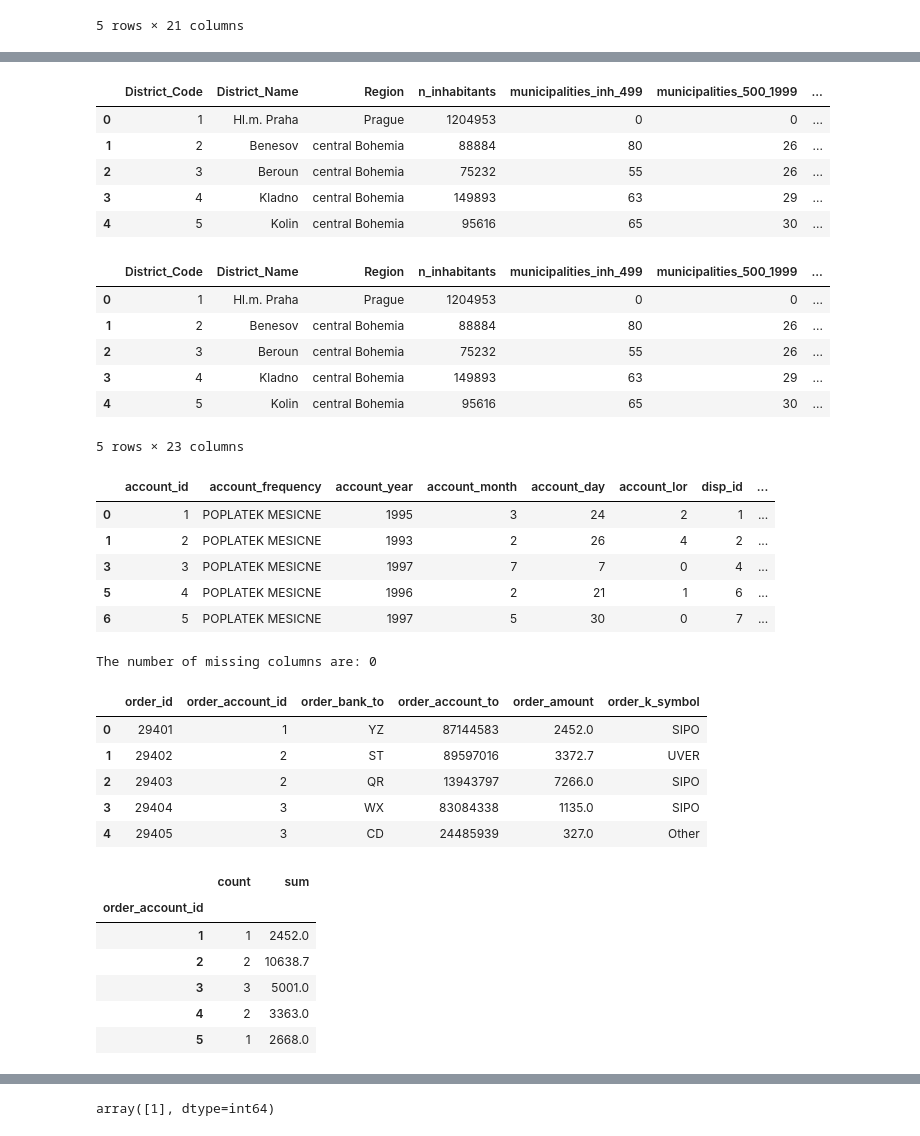
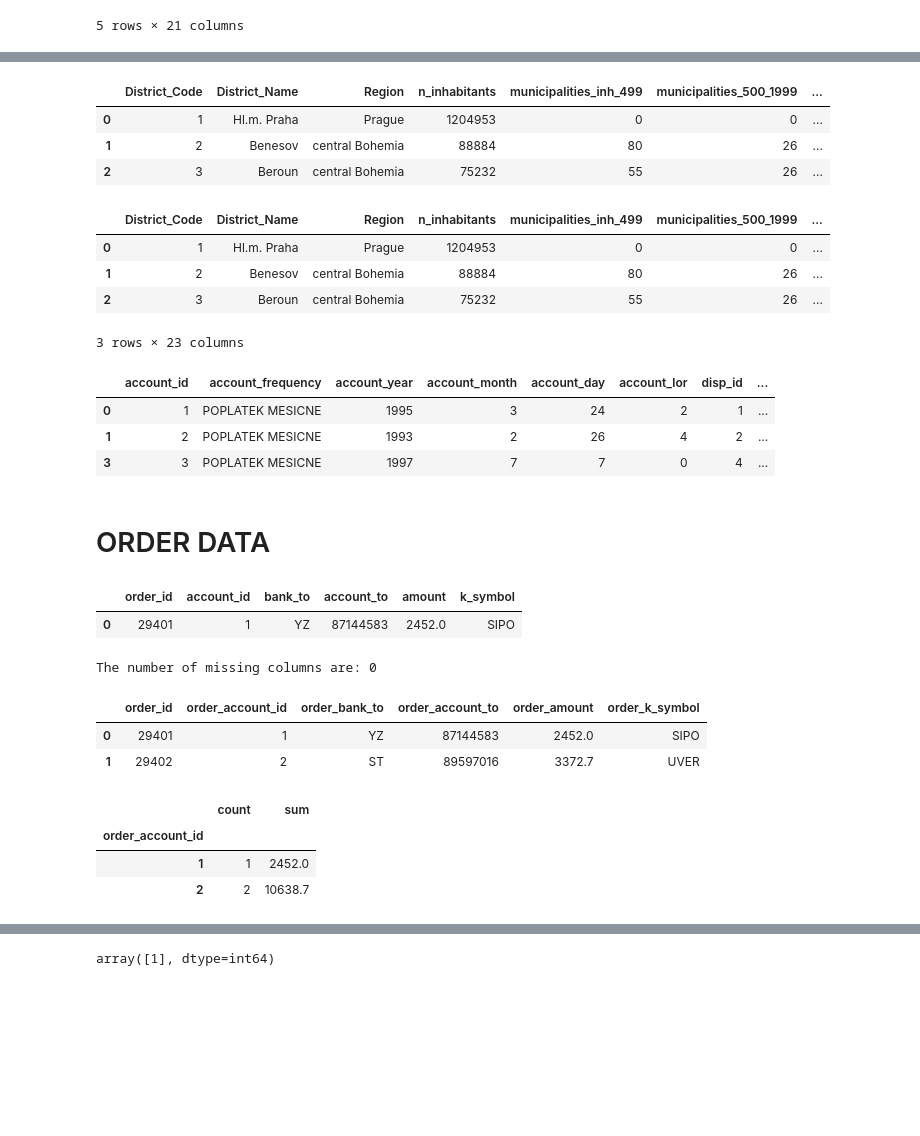
Before and after one commit to vinayrajagopalan7891/Descriptive-Analysis-Berka, a Jupyter notebook: Data.ipynb, the cells around one changed output, grey strips where cells are left out. Saved outputs shown, nothing was run; the diff lists cells and outputs as text; code cells hidden in the pictures; blank space fills up the shorter version.

```diff
--- a/Data.ipynb
+++ b/Data.ipynb
@@ -153,6 +258,7 @@ client_disp_merge.head()
 #Replacing '?' in A12, A15 column with 0.0 to remove impact
 district.loc[district['A12'] == '?', 'A12'] = 0.0
 district.loc[district['A15'] == '?', 'A15'] = 0
+
 #Changing to column to Float, int
 district['A12'] = district['A12'].astype(float)
 district['A15'] = district['A15'].astype(int)
@@ -178,76 +284,86 @@ district.rename(columns={'A16' : 'committed_crimes_96'}, inplace = True)
 # Checking empty columns
 emptyrows = checkEmpty(district)
 district =  fillEmpty(district, emptyrows)
-district.head()
+district.head(3)
 # %% [output]
 |  | District_Code | District_Name | Region | n_inhabitants | municipalities_inh_499 | municipalities_500_1999 | ... |
 | 0 | 1 | Hl.m. Praha | Prague | 1204953 | 0 | 0 | ... |
 | 1 | 2 | Benesov | central Bohemia | 88884 | 80 | 26 | ... |
 | 2 | 3 | Beroun | central Bohemia | 75232 | 55 | 26 | ... |
-| 3 | 4 | Kladno | central Bohemia | 149893 | 63 | 29 | ... |
-| 4 | 5 | Kolin | central Bohemia | 95616 | 65 | 30 | ... |
 # %%
+#Calculating Increase and Decrease in the unemployment rates & Committed crimes
+
 district.loc[district['unemploymant_rate_96'] > district['unemploymant_rate_95'], 'increase_in_unemploymant_rate'] = district['unemploymant_rate_96'] - district['unemploymant_rate_95']
 district.loc[district['committed_crimes_96'] > district['committed_crimes_95'], 'increase_in_committed_crimes'] = district['committed_crimes_96'] - district['committed_crimes_95']
 district.loc[district['unemploymant_rate_96'] < district['unemploymant_rate_95'], 'decrease_in_unemploymant_rate'] = district['unemploymant_rate_95'] - district['unemploymant_rate_96']
 district.loc[district['committed_crimes_96'] < district['committed_crimes_95'], 'decrease_in_committed_crimes'] = district['committed_crimes_95'] - district['committed_crimes_96']
+
+
 district['increase_in_unemploymant_rate'] = district['increase_in_unemploymant_rate'].fillna(0)
 district['increase_in_committed_crimes'] = district['increase_in_committed_crimes'].fillna(0)
 district['decrease_in_unemploymant_rate'] = district['decrease_in_unemploymant_rate'].fillna(0)
 district['decrease_in_committed_crimes'] = district['decrease_in_committed_crimes'].fillna(0)
+
+#COMMENTS
 
 district.loc[:,'total_municipalities'] = district['municipalities_inh_499'] + district['municipalities_500_1999'] + district['municipalities_2000_9999'] + district['municipalities_10000']
 district.loc[:, 'number_of_employed_population_96'] =  district['n_inhabitants'] - district['unemploymant_rate_96']/100 * district['n_inhabitants']
 district.loc[:, 'number_of_employed_urban_population_96'] =  district['number_of_employed_population_96'] - district['number_of_employed_population_96'] / district['ratio_urban_inh']
 district['number_of_employed_population_96'] = district['number_of_employed_population_96'].astype(int)
 district['number_of_employed_urban_population_96'] = district['number_of_employed_urban_population_96'].astype(int)
-district.head()
+district.head(3)
 # %% [output]
 |  | District_Code | District_Name | Region | n_inhabitants | municipalities_inh_499 | municipalities_500_1999 | ... |
 | 0 | 1 | Hl.m. Praha | Prague | 1204953 | 0 | 0 | ... |
 | 1 | 2 | Benesov | central Bohemia | 88884 | 80 | 26 | ... |
 | 2 | 3 | Beroun | central Bohemia | 75232 | 55 | 26 | ... |
-| 3 | 4 | Kladno | central Bohemia | 149893 | 63 | 29 | ... |
-| 4 | 5 | Kolin | central Bohemia | 95616 | 65 | 30 | ... |
-5 rows × 23 columns
+3 rows × 23 columns
 # %%
+#Merging District data with the data we have so far
+
 client_disp_dist_merge = client_disp_merge.merge(district, left_on = 'client_district_id', right_on='District_Code', how = 'left' )
+
+#Dropping unnecesary columns
 client_disp_merge.drop(['account_district_id', 'account_date', 'disp_account_id', 'account_date','client_district_id','disp_account_id'], axis=1, inplace=True)
-client_disp_merge.head()
+
+client_disp_merge.head(3)
 # %% [output]
 |  | account_id | account_frequency | account_year | account_month | account_day | account_lor | disp_id | ... |
 | 0 | 1 | POPLATEK MESICNE | 1995 | 3 | 24 | 2 | 1 | ... |
 | 1 | 2 | POPLATEK MESICNE | 1993 | 2 | 26 | 4 | 2 | ... |
 | 3 | 3 | POPLATEK MESICNE | 1997 | 7 | 7 | 0 | 4 | ... |
-| 5 | 4 | POPLATEK MESICNE | 1996 | 2 | 21 | 1 | 6 | ... |
-| 6 | 5 | POPLATEK MESICNE | 1997 | 5 | 30 | 0 | 7 | ... |
+# %% [markdown]
+# ORDER DATA
+# %%
+#Initial Order Data
+order.head(1)
+# %% [output]
+|  | order_id | account_id | bank_to | account_to | amount | k_symbol |
+| 0 | 29401 | 1 | YZ | 87144583 | 2452.0 | SIPO |
 # %%
 #Rename Columns
 order = renameColumn('order', order)
+
 # Checking missing columns
 print("The number of missing columns are: " +  str(order.isna().sum().sum()))
-# Checking empty columns
+
+# Checking empty columns and fill them
 emptyrows = checkEmpty(order)
 order =  fillEmpty(order, emptyrows)
-order.head()
+order.head(2)
 # %% [output]
 The number of missing columns are: 0
 |  | order_id | order_account_id | order_bank_to | order_account_to | order_amount | order_k_symbol |
 | 0 | 29401 | 1 | YZ | 87144583 | 2452.0 | SIPO |
 | 1 | 29402 | 2 | ST | 89597016 | 3372.7 | UVER |
-| 2 | 29403 | 2 | QR | 13943797 | 7266.0 | SIPO |
-| 3 | 29404 | 3 | WX | 83084338 | 1135.0 | SIPO |
-| 4 | 29405 | 3 | CD | 24485939 | 327.0 | Other |
 # %%
+#Calculating Order Frequency
 order_freq1 = order.groupby(by=['order_account_id'], as_index=True)['order_amount'].agg(["count","sum"])
 order_ksymbol_freq = order.groupby(by=['order_account_id', 'order_k_symbol'])['order_amount'].sum().unstack('order_k_symbol', fill_value=0)
-order_freq1.head()
+order_freq1.head(2)
 # %% [output]
 |  | count | sum |
 | order_account_id |  |  |
 | 1 | 1 | 2452.0 |
 | 2 | 2 | 10638.7 |
-| 3 | 3 | 5001.0 |
-| 4 | 2 | 3363.0 |
-| 5 | 1 | 2668.0 |
 # %%
```
Also changed, not shown: parts of 80 cells of this notebook.
